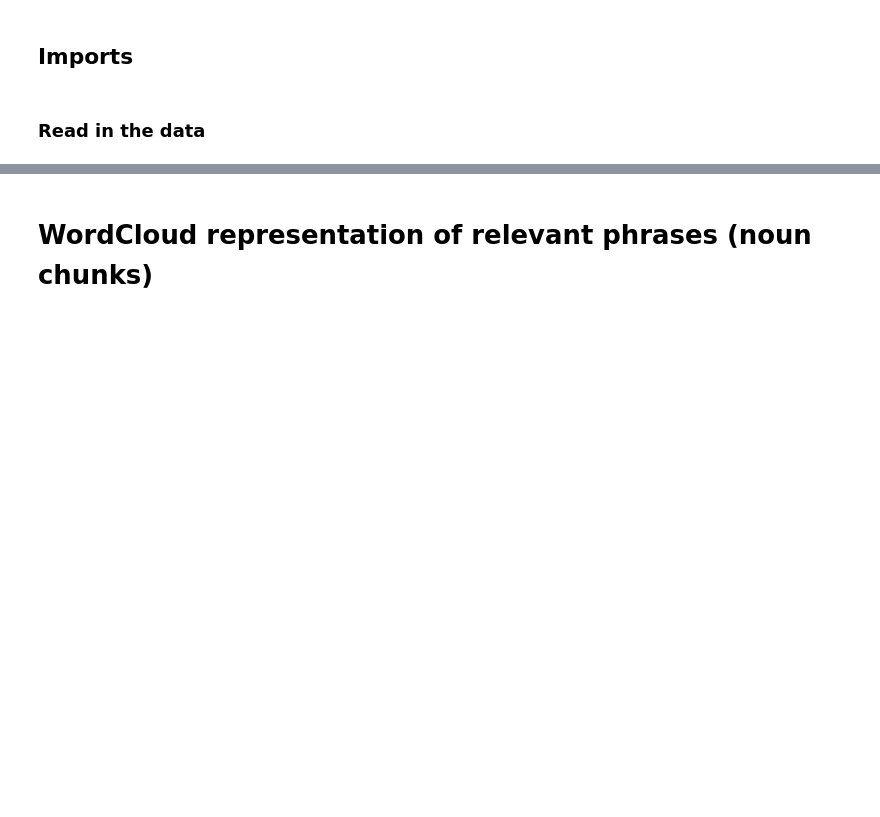
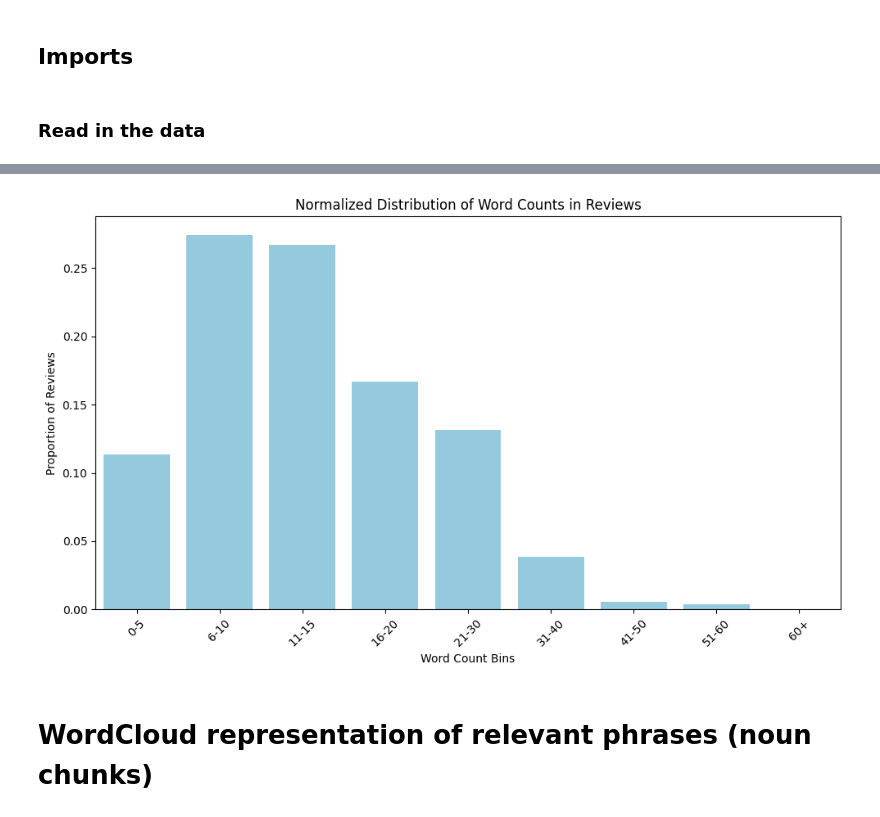
Before and after one commit to Nadav-Nesher/entity_aspect_analysis, a Jupyter notebook: EDA.ipynb, the cells around one changed output, grey strips where cells are left out. Saved outputs shown, nothing was run; the diff lists cells and outputs as text; code cells hidden in the pictures; blank space fills up the shorter version.

```diff
--- a/EDA.ipynb
+++ b/EDA.ipynb
@@ -12,0 +48,3 @@ df = pd.read_csv('train.csv')
+# %%
+# Calc. the normalized count (proportion) for each bin
+normalized_counts = df['word_count_bin'].value_counts(normalize=True).sort_index()
@@ -13,3 +63,16 @@ df = pd.read_csv('train.csv')
+# %%
+# Plotting the dist.
+
+plt.figure(figsize=(10, 6))
+sns.barplot(x=normalized_counts.index, y=normalized_counts.values, color='skyblue')
+plt.xticks(rotation=45)
+plt.title('Normalized Distribution of Word Counts in Reviews')
+plt.xlabel('Word Count Bins')
+plt.ylabel('Proportion of Reviews')
+plt.tight_layout()
+plt.show()
+# %% [output]
+[figure, added]
 # %% [markdown]
 # WordCloud representation of relevant phrases (noun chunks)
 # %%
```
Also changed, not shown: parts of 15 cells of this notebook.
